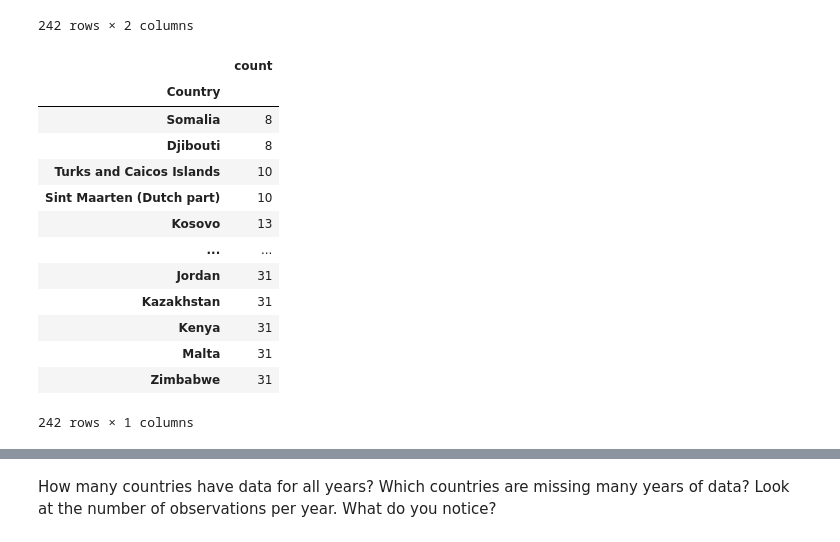
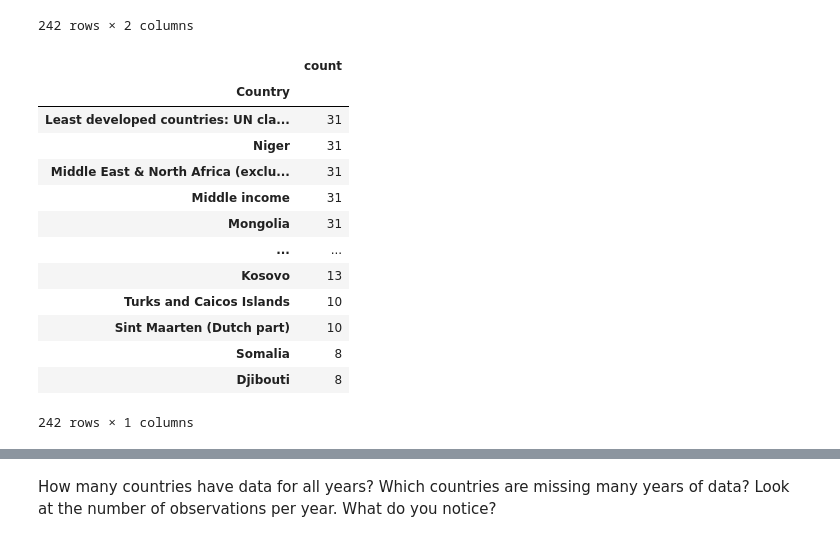
Before and after one commit to NSS-Full-Time-Data-Analytics-11/un-project-ShandenKey, a Jupyter notebook: notebooks/UN2-SMK.ipynb, the cells around one changed output, grey strips where cells are left out. Drawn from its saved outputs; the diff is of its cells as text; code cells hidden in the pictures.

```diff
--- a/notebooks/UN2-SMK.ipynb
+++ b/notebooks/UN2-SMK.ipynb
@@ -152,19 +152,19 @@ info_avail.reset_index()
 | 241 | Zimbabwe | 31 |
 242 rows × 2 columns
 # %%
-info_avail.sort_values('count')
+info_avail.sort_values('count', ascending=False)
 # %% [output]
 |  | count |
 | Country |  |
+| Least developed countries: UN cla... | 31 |
+| Niger | 31 |
+| Middle East & North Africa (exclu... | 31 |
+| Middle income | 31 |
+| Mongolia | 31 |
+| ... | ... |
+| Kosovo | 13 |
+| Turks and Caicos Islands | 10 |
+| Sint Maarten (Dutch part) | 10 |
 | Somalia | 8 |
 | Djibouti | 8 |
-| Turks and Caicos Islands | 10 |
-| Sint Maarten (Dutch part) | 10 |
-| Kosovo | 13 |
-| ... | ... |
-| Jordan | 31 |
-| Kazakhstan | 31 |
-| Kenya | 31 |
-| Malta | 31 |
-| Zimbabwe | 31 |
 242 rows × 1 columns
```
Also changed, not shown: parts of 11 cells of this notebook.
